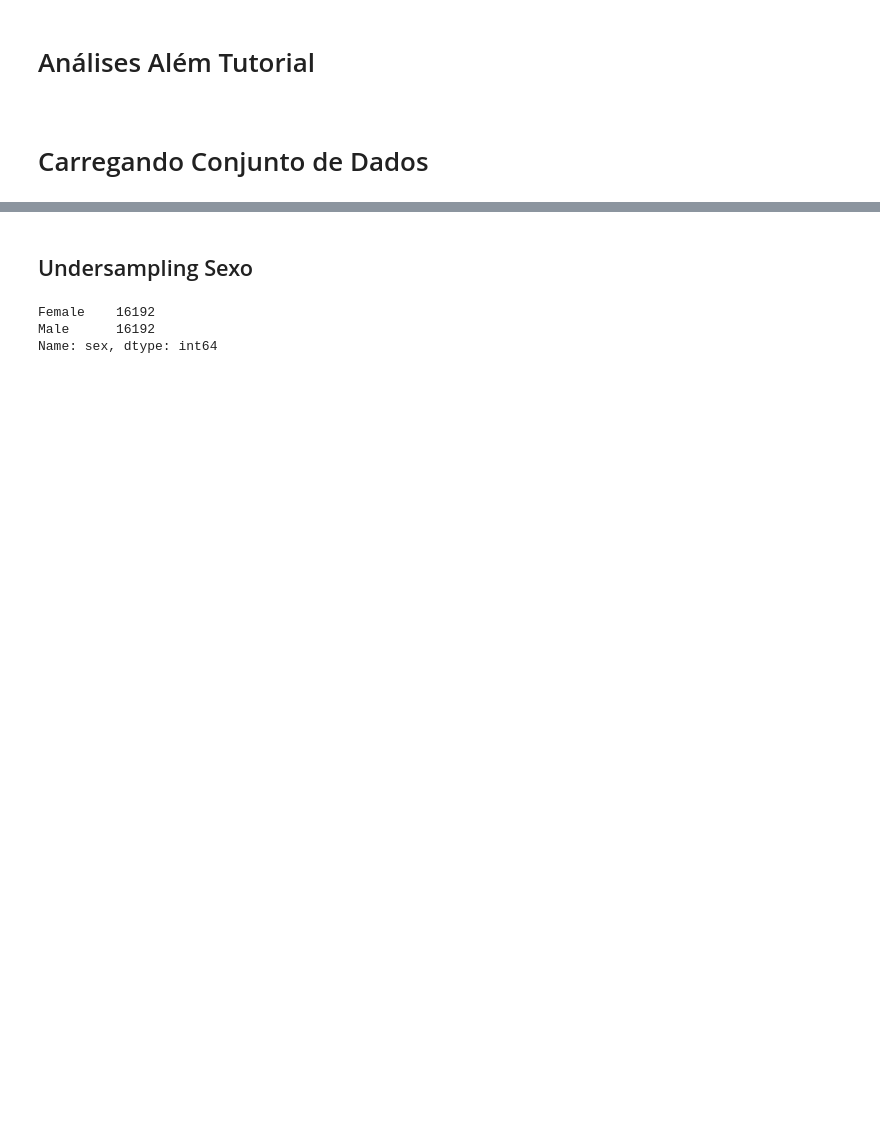
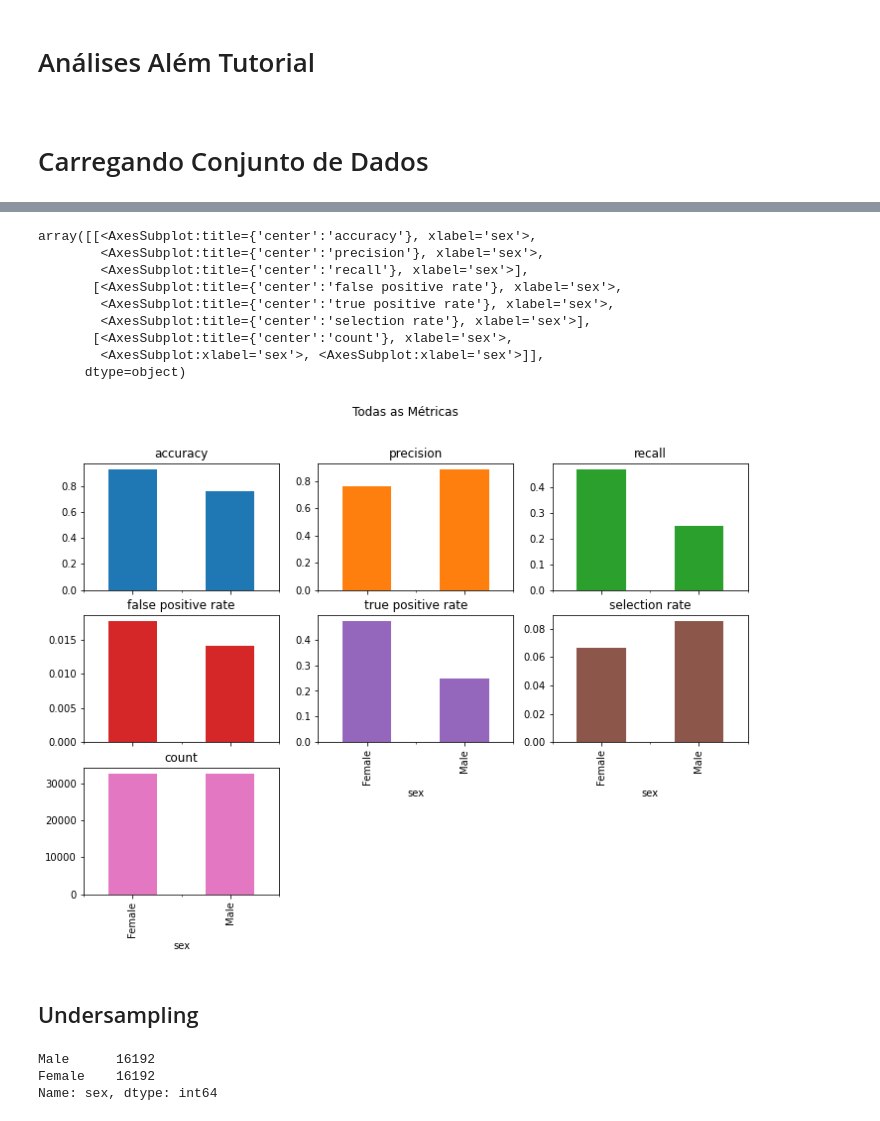
Before and after one commit to rodolfobolconte/fairness-testing, a Jupyter notebook: 2-analises-alem-tutorial.ipynb, the cells around one changed output, grey strips where cells are left out. Cells and saved outputs as stored; diff of their text form; code cells hidden in the pictures; blank space fills up the shorter version.

```diff
--- a/2-analises-alem-tutorial.ipynb
+++ b/2-analises-alem-tutorial.ipynb
@@ -97,11 +81,9 @@ from sklearn.metrics import accuracy_score, accuracy_score, precision_score, rec
 from sklearn.tree import DecisionTreeClassifier
 from fairlearn.reductions import ExponentiatedGradient, DemographicParity
 
-dados_over_x_dummies, dados_over_y
+arvore_decisao_oversampling = DecisionTreeClassifier(min_samples_leaf=10, max_depth=4)
 
-arvore_decisao = DecisionTreeClassifier(min_samples_leaf=10, max_depth=4)
-
-dados_over_prev = executa_classificacao(arvore_decisao, dados_over_x_dummies, dados_over_y, dados_over_x['sex'])
+dados_over_prev = executa_classificacao(arvore_decisao_oversampling, dados_over_x_dummies, dados_over_y, dados_over_x['sex'])
 # %%
 #calcula métricas para os dados com oversampling
 resultado_oversampling = calcula_metricas(dados_over_y, dados_over_prev, dados_over_x['sex'])
@@ -108,2 +106,21 @@ resultado_oversampling = calcula_metricas(dados_over_y, dados_over_prev, dados_o
+# %%
+resultado_oversampling.by_group.plot.bar(
+    subplots=True,
+    layout=[3, 3],
+    legend=False,
+    figsize=[12,8],
+    title="Todas as Métricas"
+)
+# %% [output]
+array([[<AxesSubplot:title={'center':'accuracy'}, xlabel='sex'>,
+        <AxesSubplot:title={'center':'precision'}, xlabel='sex'>,
+        <AxesSubplot:title={'center':'recall'}, xlabel='sex'>],
+       [<AxesSubplot:title={'center':'false positive rate'}, xlabel='sex'>,
+        <AxesSubplot:title={'center':'true positive rate'}, xlabel='sex'>,
+        <AxesSubplot:title={'center':'selection rate'}, xlabel='sex'>],
+       [<AxesSubplot:title={'center':'count'}, xlabel='sex'>,
+        <AxesSubplot:xlabel='sex'>, <AxesSubplot:xlabel='sex'>]],
+      dtype=object)
+[figure, added]
 # %% [markdown]
-## Undersampling Sexo
+## Undersampling
@@ -110,27 +135,7 @@ resultado_oversampling = calcula_metricas(dados_over_y, dados_over_prev, dados_o
 # %%
-from imblearn.under_sampling import RandomUnderSampler
-
-#criando modelo de undersampling
-under_sampler = RandomUnderSampler()
-exit()
-#realizando reamostragem undersampling, utilizando o sexo como rótulo para o balanceamento
-x_under, y_under = under_sampler.fit_resample(dados_balancear.drop(['sex'], axis=1), dados_balancear['sex'])
-
-
-
 #concatenando dataframes gerados pelo under sampler, para recolocar o sexo como variável explicativa e mais50k como variável resposta
 x_under['sex'] = y_under
 dados_under = x_under
 
 dados_under_y = dados_under['mais50k']
 dados_under_x = dados_under.drop(['mais50k'], axis=1)
-
-#contagem da realização do undersampling
-dados_under_x['sex'].value_counts()
-
-#convertendo variáveis categóricas
-#dados_under_x_dummies = pd.get_dummies(dados_under_x)
-# %% [output]
-Female    16192
-Male      16192
-Name: sex, dtype: int64
@@ -141,0 +142,7 @@ dados_balancear
+# %%
+#contagem da realização do undersampling
+dados_under_x['sex'].value_counts()
+# %% [output]
+Male      16192
+Female    16192
+Name: sex, dtype: int64
```
Also changed, not shown: parts of 18 cells of this notebook, 1 other file.
